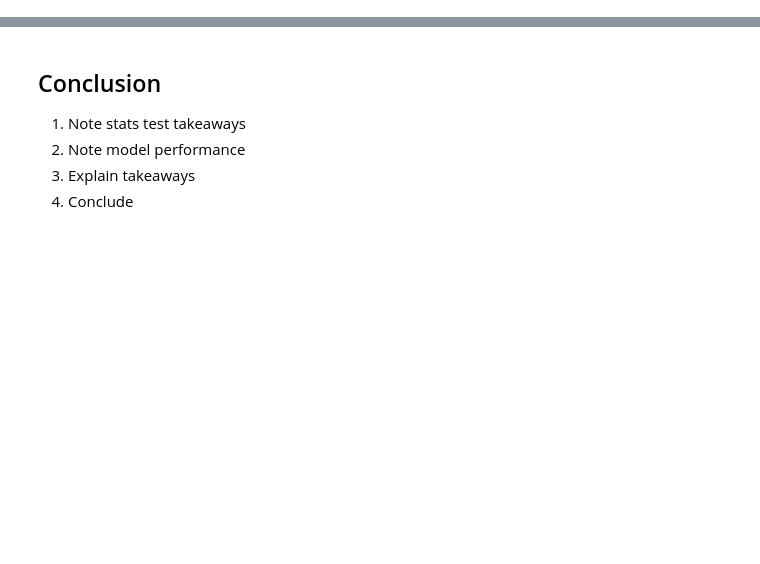
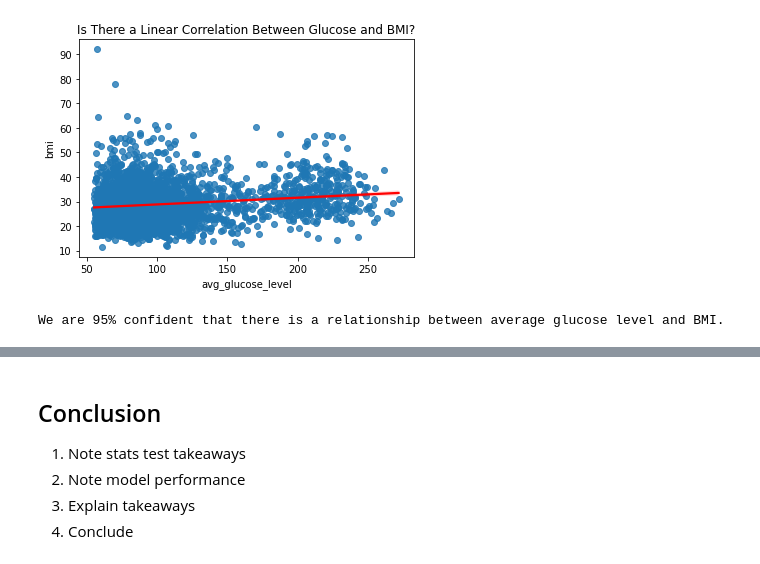
Before and after one commit to stroke-predictors/germain-capstone-stoke-prediction, a Jupyter notebook: final_notebook.ipynb, the cells around one changed output, grey strips where cells are left out. Cells and saved outputs as stored; diff of their text form; code cells hidden in the pictures; blank space fills up the shorter version.

```diff
--- a/final_notebook.ipynb
+++ b/final_notebook.ipynb
@@ -142,0 +77,3 @@
+# %%
+# engineer features
+engineered_df = prepare.engineer_features(df)
@@ -142,0 +94,8 @@
+# %%
+# Split data 60-20-20 into Train, Validate, and Test splits
+train_validate, test = train_test_split(engineered_df, test_size=0.2, random_state=777)
+train, validate = train_test_split(train_validate, test_size=0.25, random_state=777)
+
+print(f'Train shape: {train.shape}, Validate shape: {validate.shape}, Test shape: {test.shape}')
+print('Row count of original dataset:', df.shape[0])
+print('Row count of combined data splits:', train.shape[0] + validate.shape[0] + test.shape[0])
@@ -142,0 +131,19 @@
+# %%
+# visualize: use regression plot to check linear trend
+sns.regplot(data=train, x="avg_glucose_level", y="bmi", line_kws={'color': 'red'})
+plt.title('Is There a Linear Correlation Between Glucose and BMI?')
+plt.show()
+# %% [output]
+[figure, added]
+# %%
+# test: set alpha for test
+alpha = .05
+# conduct pearson r test
+corr, p = stats.pearsonr(train.avg_glucose_level, train.bmi)
+# output results
+if p < alpha:
+    print('We are 95% confident that there is a relationship between average glucose level and BMI.')
+else:
+    print('We can not say with 95% confidence that there is a realionship between average glucose level and BMI.')
+# %% [output]
+We are 95% confident that there is a relationship between average glucose level and BMI.
```
Also changed, not shown: parts of 69 cells of this notebook.
